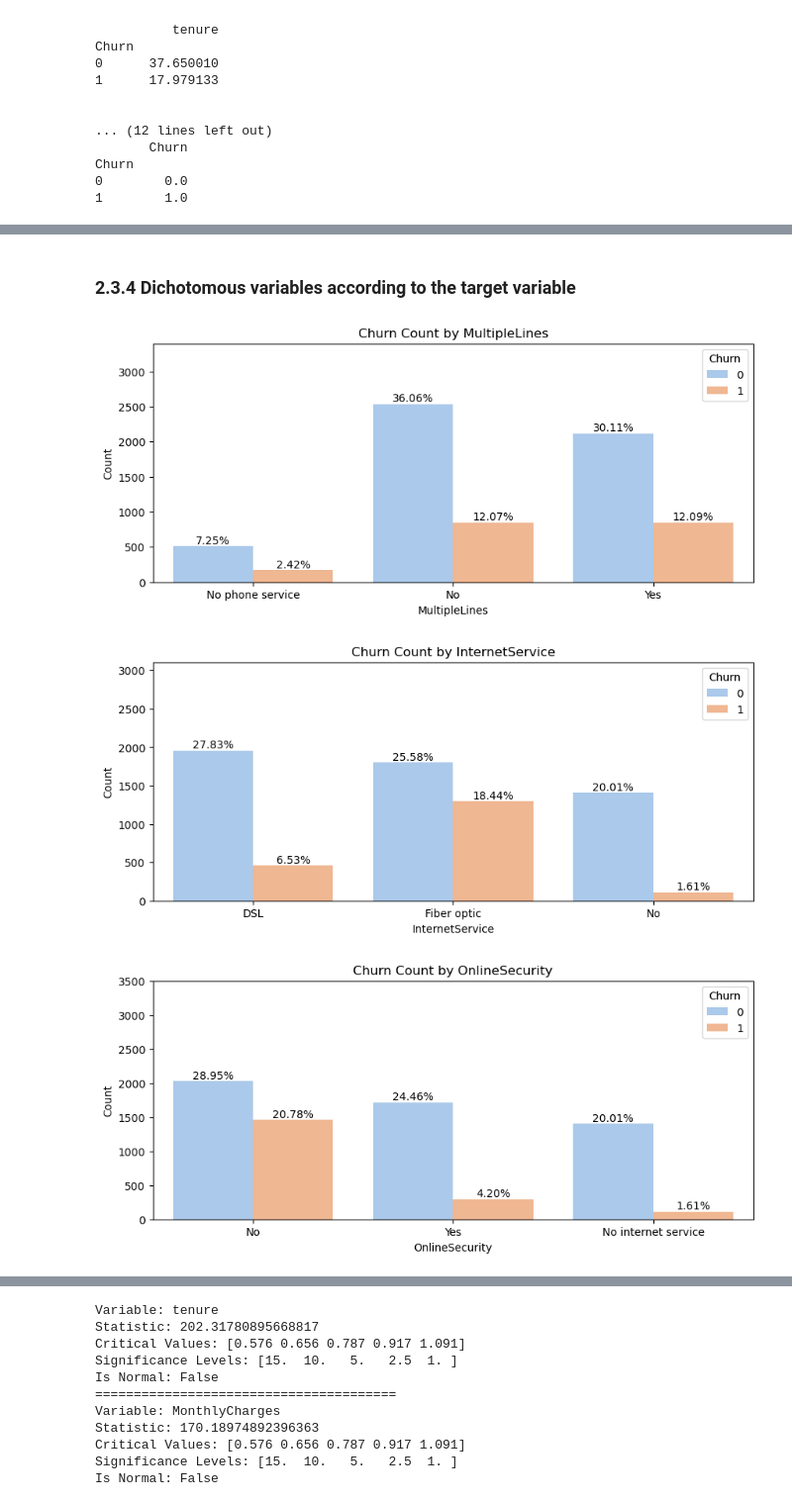
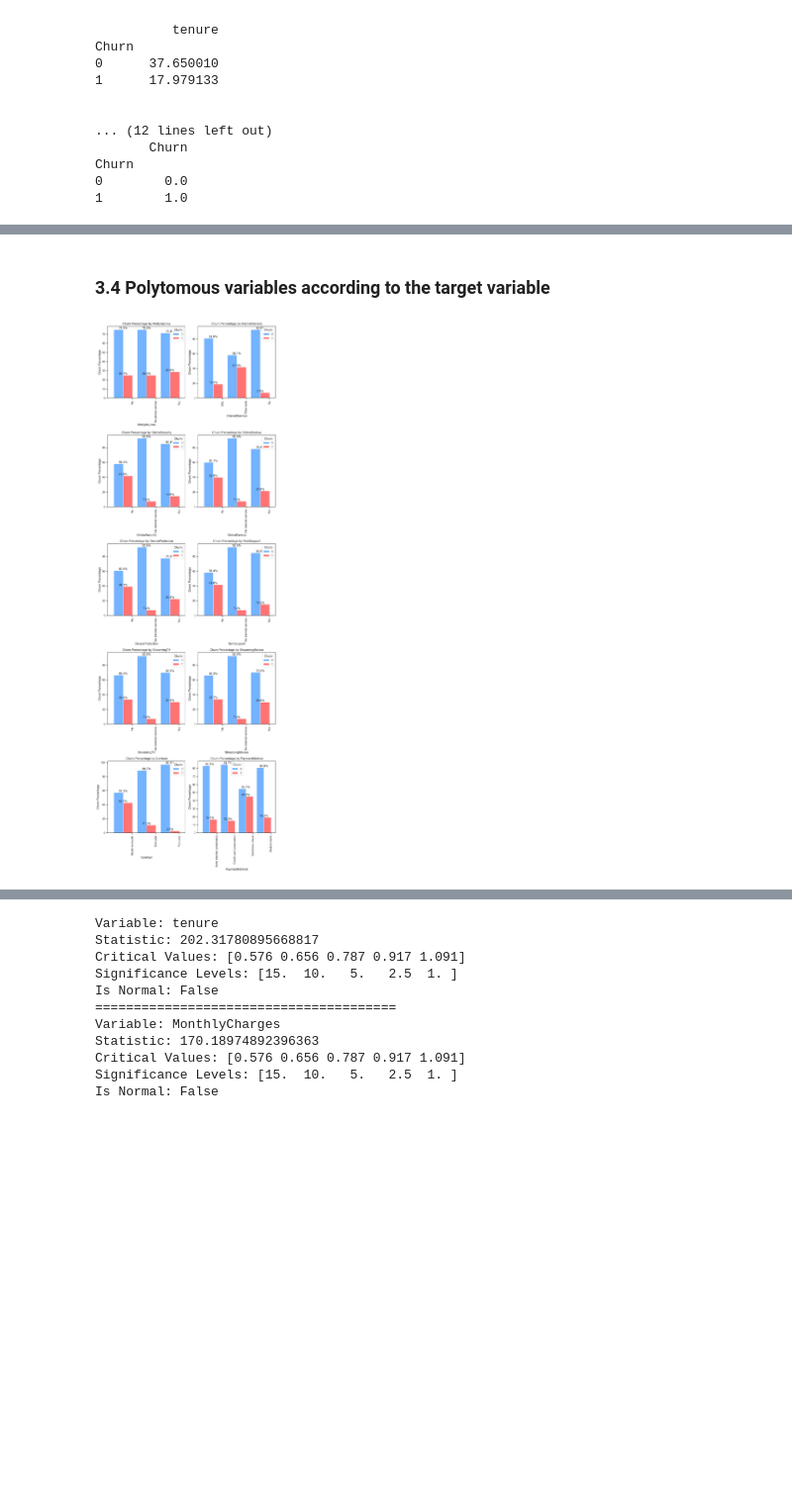
Before and after one commit to makina0928/Getting-started-with-ML, a Jupyter notebook: EDA_ML.ipynb, the cells around one changed output, grey strips where cells are left out. Shown at 99% size. Saved outputs shown, nothing was run; the diff lists cells and outputs as text; code cells hidden in the pictures; blank space fills up the shorter version.

```diff
--- a/EDA_ML.ipynb
+++ b/EDA_ML.ipynb
@@ -729,27 +807,43 @@ plt.show()
 # %% [markdown]
-### 2.3.4 Dichotomous variables according to the target variable
+### 3.4 Polytomous variables according to the target variable
 # %%
-# Plotting bar charts
+# Define the chart variables
+
 variables = ['MultipleLines','InternetService','OnlineSecurity','OnlineBackup','DeviceProtection','TechSupport','StreamingTV','StreamingMovies','Contract','PaymentMethod']
 
-for var in variables:
-    plt.figure(figsize=(10, 4))
-    ax = sns.countplot(x=var, hue='Churn', data=df, palette='pastel')
-    ax.set_xlabel(var)
-    ax.set_ylabel('Count')
-    ax.set_title(f'Churn Count by {var}')
-    ax.legend(title='Churn', loc='best')
-    ax.set_ylim(0, df[var].value_counts().max() + 10)
+# Calculate churn percentages for each variable and churn status
+churn_perc = {}
+for variable in variables:
+    churn_perc[variable] = df.groupby(variable)['Churn'].value_counts(normalize=True).unstack() * 100
 
-    # Add percentage labels
-    total = len(df)
-    for p in ax.patches:
-        height = p.get_height()
-        ax.annotate(f'{height/total:.2%}', (p.get_x() + p.get_width() / 2., height),
-                    ha='center', va='bottom')
+# Calculate the number of rows and columns for subplots
+num_plots = len(variables)
+num_cols = 2
+num_rows = (num_plots + num_cols - 1) // num_cols
 
-    plt.show()
+# Plot side-by-side bar charts for each variable
+fig, axs = plt.subplots(num_rows, num_cols, figsize=(10, 6 * num_rows))
+
+bar_width = 0.8
+
+for i, variable in enumerate(variables):
+    ax = axs[i // num_cols, i % num_cols]  # Calculate the subplot position in the grid
+    churn_perc[variable].plot(kind='bar', color=['#73B3FF', '#FF7373'], ax=ax, width=bar_width, position=1)
+    ax.set_xlabel(variable)
+    ax.set_ylabel('Churn Percentage')
+    ax.set_title(f'Churn Percentage by {variable}')
+
+    # Add percentage labels at the top middle of each bar
+    for j, (_, row) in enumerate(churn_perc[variable].iterrows()):
+        for col_name, perc in row.iteritems():
+            if not pd.isnull(perc):
+                ax.text(j - bar_width/2, perc, f'{perc:.1f}%', ha='center', va='bottom')
+
+# Remove any empty subplots
+for i in range(num_plots, num_rows * num_cols):
+    fig.delaxes(axs.flatten()[i])
+
+plt.tight_layout()
+plt.show()
 # %% [output]
-[figure, old version]
+[figure, new version]
-[figure, removed]
-[figure, removed]
```
Also changed, not shown: parts of 82 cells of this notebook.
